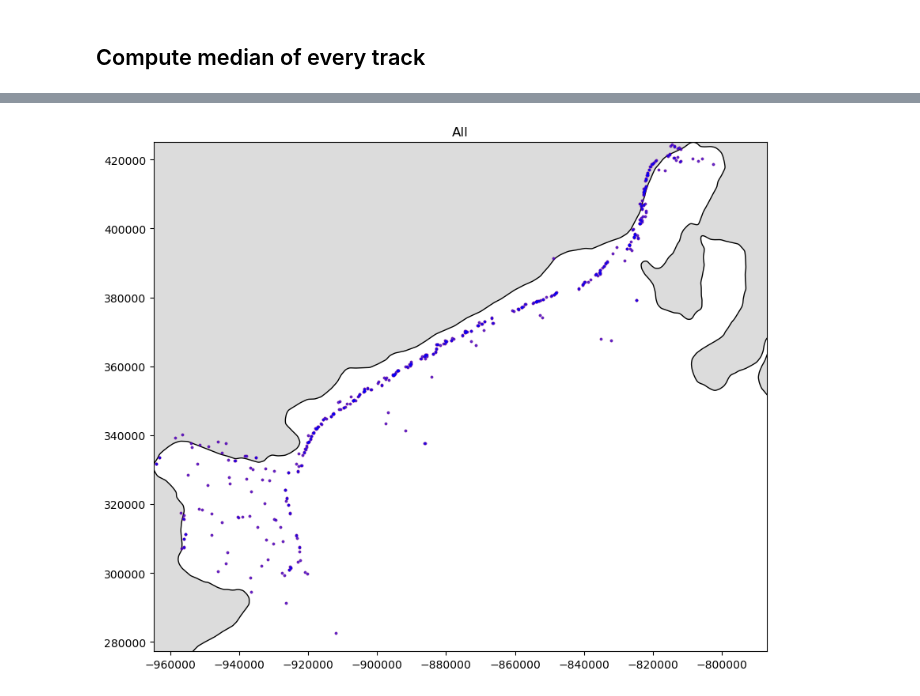
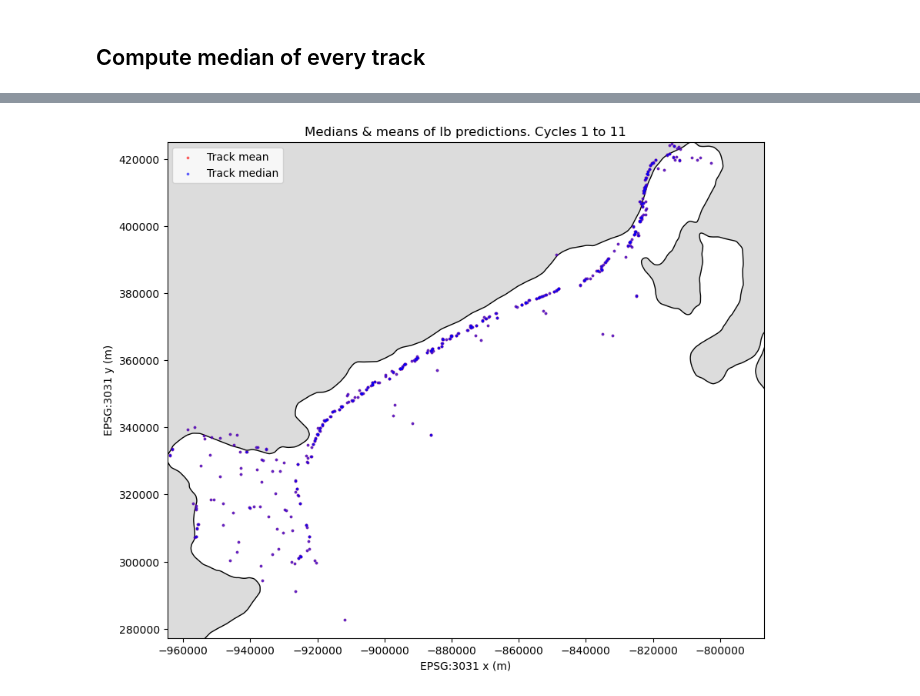
Before and after one commit to Nacnud04/Break-In-Slope-Detection, a Jupyter notebook: IbCombined.ipynb, the cells around one changed output, grey strips where cells are left out. Cells and saved outputs as stored; diff of their text form; code cells hidden in the pictures.

```diff
--- a/IbCombined.ipynb
+++ b/IbCombined.ipynb
@@ -25,5 +32,6 @@ gline_xy = util.gline_to_df(basemap.basemap_gpd, study_area)
 # %%
-paths = [f"Line/{i}-Ib.csv" for i in range(1, 12)]
+startcycle, endcycle = 1, 11
+paths = [f"Line/{i}-Ib.csv" for i in range(startcycle, endcycle+1)]
 print(paths)
 # %% [output]
 ['Line/1-Ib.csv', 'Line/2-Ib.csv', 'Line/3-Ib.csv', 'Line/4-Ib.csv', 'Line/5-Ib.csv', 'Line/6-Ib.csv', 'Line/7-Ib.csv', 'Line/8-Ib.csv', 'Line/9-Ib.csv', 'Line/10-Ib.csv', 'Line/11-Ib.csv']
@@ -135,19 +145,23 @@ y_a, y_m = [y_dict_a[key] for key in y_dict.keys()], [y_dict_m[key] for key in y
 # %%
 fig, ax = plt.subplots(1, 1, figsize = (10, 10))
 range_cnt = 20
 
 ax.set_facecolor("gainsboro")
 basemap.basemap_gpd.plot(ax=ax, color="white", edgecolor="black")
 
-plt.scatter(x_a, y_a, s = 3, c="red", alpha = 0.5)
-plt.scatter(x_m, y_m, s = 3, c="blue", alpha = 0.5)
+plt.scatter(x_a, y_a, s = 3, c="red", alpha = 0.5, label="Track mean")
+plt.scatter(x_m, y_m, s = 3, c="blue", alpha = 0.5, label="Track median")
 
-ax.set_title("All")
+ax.set_title(f"Medians & means of Ib predictions. Cycles {startcycle} to {endcycle}")
 ax.set_aspect('equal', adjustable='box')
+ax.set_xlabel("EPSG:3031 x (m)")
+ax.set_ylabel("EPSG:3031 y (m)")
 
 plt.xlim(gline_xy["x"].min(), gline_xy["x"].max())
 plt.ylim(gline_xy["y"].min(), gline_xy["y"].max())
 
+plt.legend()
+
 plt.show()
 # %% [output]
-[figure, old version]
+[figure, new version]
```
Also changed, not shown: parts of 10 cells of this notebook.
